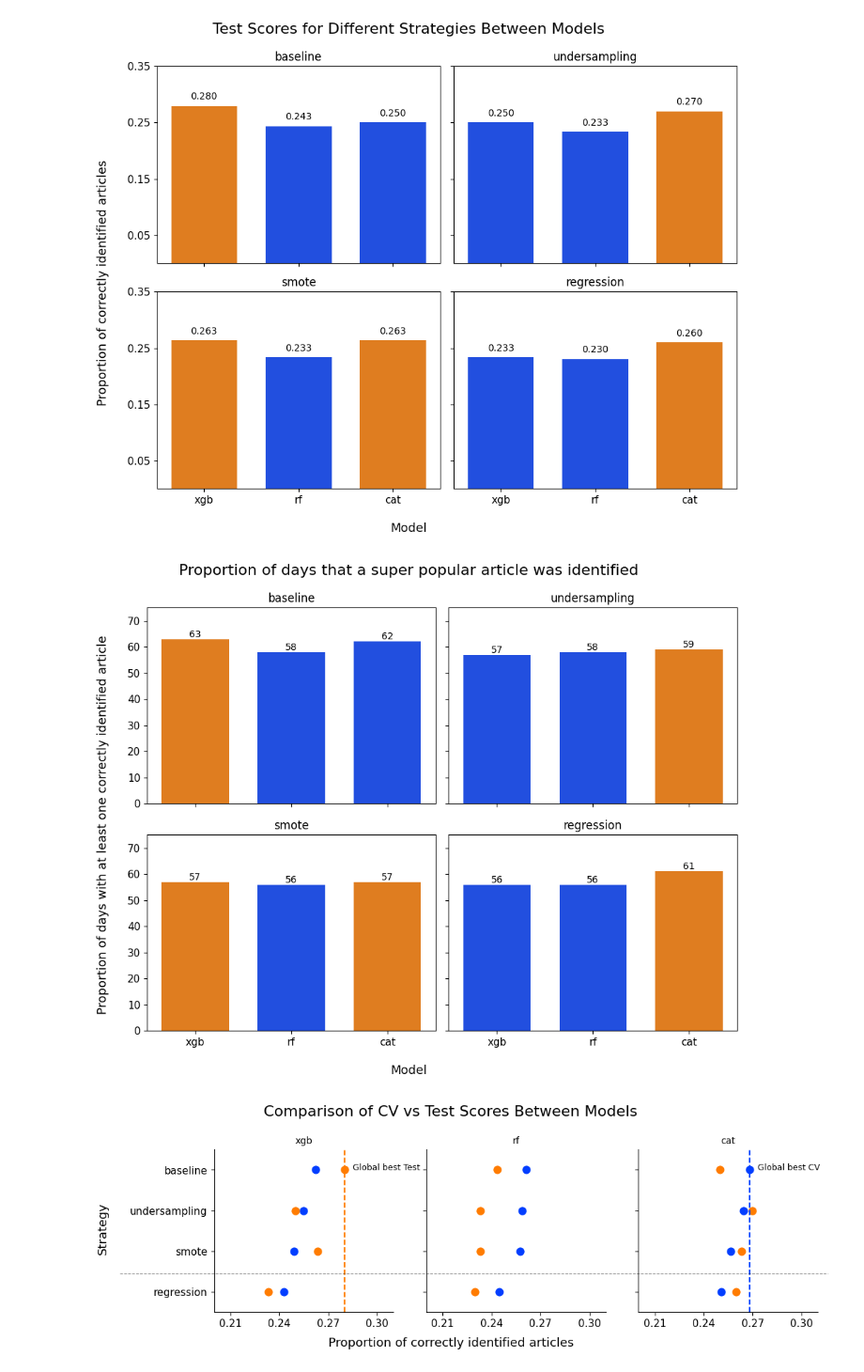
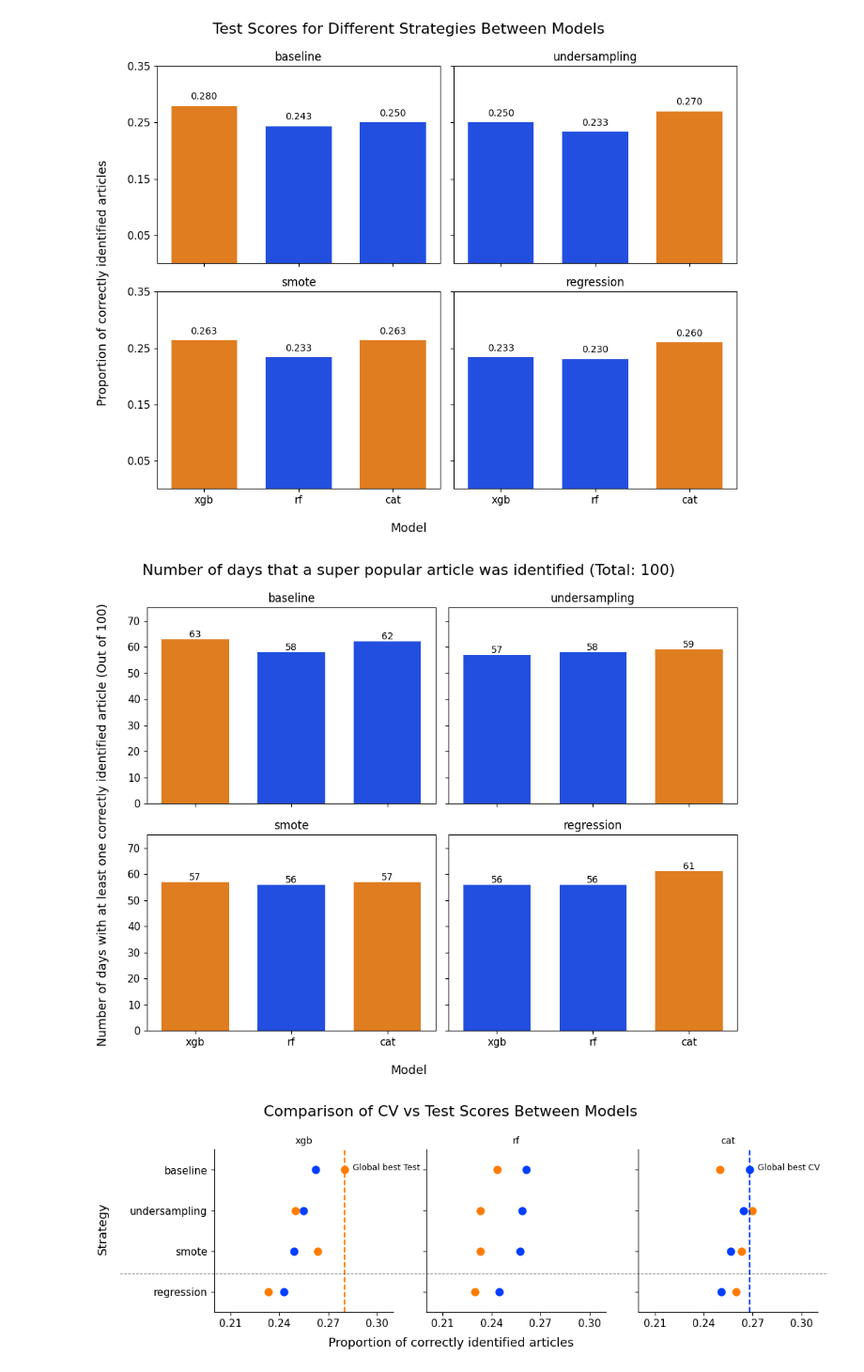
Before and after one commit to DovydasVe/article_popularity_prediction, a Jupyter notebook: pipeline.ipynb, the cells around one changed output. Shown at 94% size. Cells and saved outputs as stored; diff of their text form; code cells hidden in the pictures.

Commit message:
proportions -> number of days

```diff
--- a/pipeline.ipynb
+++ b/pipeline.ipynb
@@ -1063,36 +1063,36 @@ for i, strategy in enumerate(strategies):
     )
 
     for p in ax.patches:
         height = p.get_height()
         ax.text(
             p.get_x() + p.get_width() / 2,
             height + 0.008,
             f"{int(height)}",
             ha='center',
             va='bottom',
             fontsize=10
         )
 
     # yticks = np.arange(0.05, 0.36, 0.1)
     # ax.set_yticks(yticks)
     # ax.set_yticklabels([f"{x:.2f}" for x in yticks])
     ax.set_ylim(0, 75)
 
     ax.set_ylabel('')
     ax.set_xlabel('')
     ax.tick_params(axis='x', labelsize=11)
     ax.tick_params(axis='y', labelsize=11)
 
 
-fig.suptitle("Proportion of days that a super popular article was identified", fontsize=16)
+fig.suptitle("Number of days that a super popular article was identified (Total: 100)", fontsize=16)
 
-fig.text(0.04, 0.5, 'Proportion of days with at least one correctly identified article', va='center', rotation='vertical', fontsize=13)
+fig.text(0.04, 0.5, 'Number of days with at least one correctly identified article (Out of 100)', va='center', rotation='vertical', fontsize=13)
 fig.text(0.5, 0.04, 'Model', ha='center', rotation='horizontal', fontsize=13)
 
 plt.tight_layout(rect=[0.07, 0.07, 1, 0.99])
 plt.show()
 # %% [output]
-[figure, old version]
+[figure, new version]
 # %%
 def scores_dict_to_df(scores, split_name):
     return (
```
